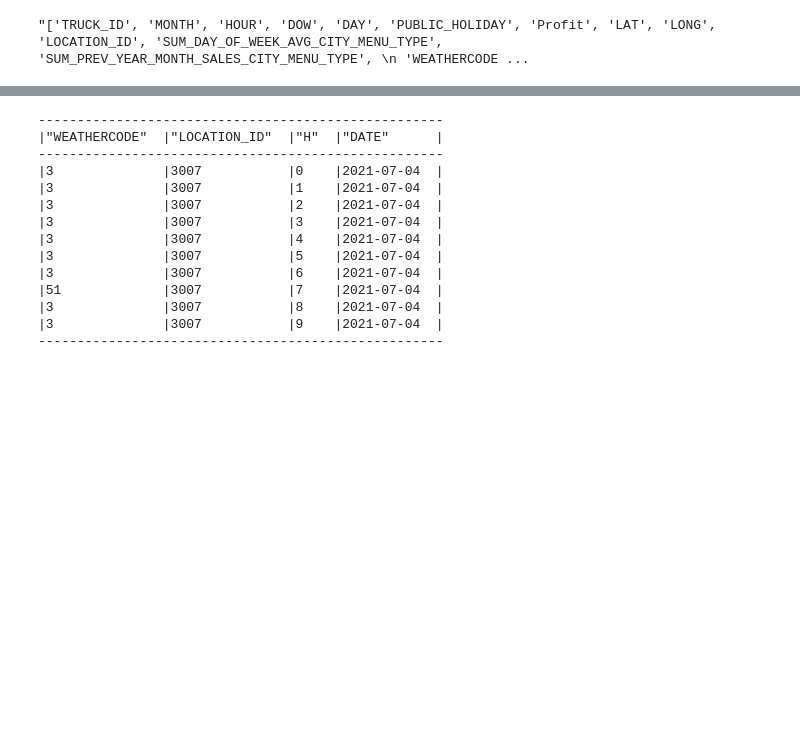
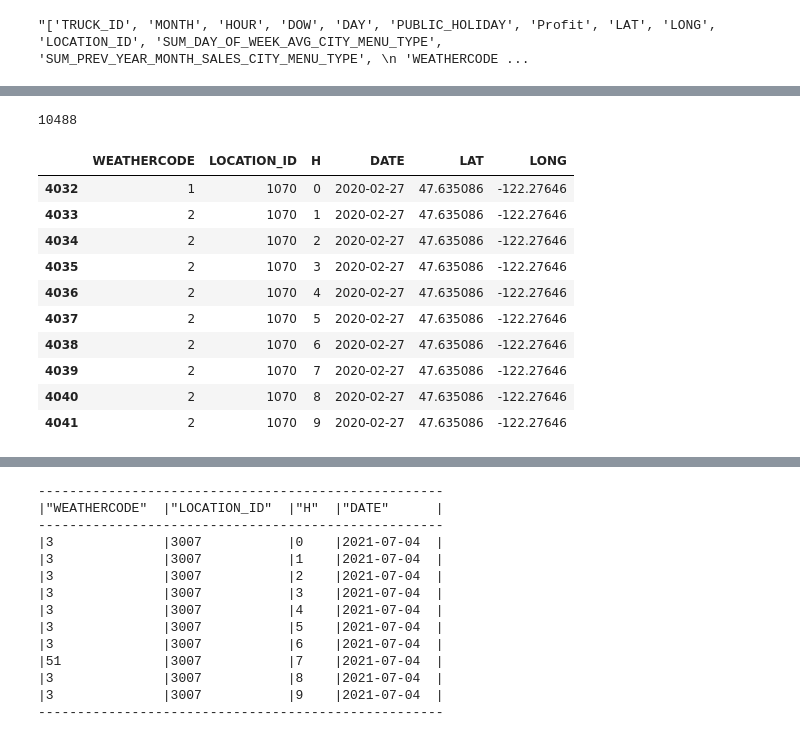
Before and after one commit to jkyxd/ICP_Group3, a Jupyter notebook: Testing File.ipynb, the cells around one changed output, grey strips where cells are left out. Drawn from its saved outputs; the diff is of its cells as text; code cells hidden in the pictures; blank space fills up the shorter version.

```diff
--- a/Testing File.ipynb
+++ b/Testing File.ipynb
@@ -350,0 +318,21 @@ KeyError: 'HOUR'
+# %%
+#schema get Truck table + Location table, get location id, City + region
+session.use_schema("RAW_POS")
+truck_df=session.sql('Select * from TRUCK').to_pandas()
+truck_df = truck_df[truck_df['TRUCK_ID']==truck_id]
+city = truck_df['PRIMARY_CITY'].iloc[0]
+
+location_df=session.sql('Select * from LOCATION').to_pandas()
+location_df = location_df[location_df['CITY']==city]
+city_locations = location_df.merge(df_unique_locations_lat_long, left_on='LOCATION_ID', right_on='Location ID', how='inner')
+city_locations = city_locations[['LOCATION_ID','Latitude','Longitude']]
+city_locations.rename(columns={"Latitude": "LAT"},inplace=True)
+city_locations.rename(columns={"Longitude": "LONG"},inplace=True)
+
+loc_checker = city_locations.copy()
+loc_checker['DATE'] = date
+wdf=session.sql("Select * from ANALYTICS.WEATHER_DATA_API")
+wdf=wdf.withColumn("H",F.substring(wdf["TIME"], 12, 2).cast("integer"))
+wdf=wdf.withColumn("DATE",F.substring(wdf["TIME"], 0, 10))
+wdf=wdf.select("WEATHERCODE","LOCATION_ID","H","DATE" )
+wdf=wdf.to_pandas()
@@ -350,0 +363,4 @@ KeyError: 'HOUR'
+# %%
+loc_checker['DATE']=pd.to_datetime(loc_checker['DATE'],format='%Y-%m-%d')
+loc_checker.head()
+len(loc_checker.index)
@@ -350,0 +388,18 @@ KeyError: 'HOUR'
+# %%
+len(weadf.index)
+# %% [output]
+10488
+# %%
+weadf[weadf['LOCATION_ID']==1070].head(10)
+# %% [output]
+|  | WEATHERCODE | LOCATION_ID | H | DATE | LAT | LONG |
+| 4032 | 1 | 1070 | 0 | 2020-02-27 | 47.635086 | -122.27646 |
+| 4033 | 2 | 1070 | 1 | 2020-02-27 | 47.635086 | -122.27646 |
+| 4034 | 2 | 1070 | 2 | 2020-02-27 | 47.635086 | -122.27646 |
+| 4035 | 2 | 1070 | 3 | 2020-02-27 | 47.635086 | -122.27646 |
+| 4036 | 2 | 1070 | 4 | 2020-02-27 | 47.635086 | -122.27646 |
+| 4037 | 2 | 1070 | 5 | 2020-02-27 | 47.635086 | -122.27646 |
+| 4038 | 2 | 1070 | 6 | 2020-02-27 | 47.635086 | -122.27646 |
+| 4039 | 2 | 1070 | 7 | 2020-02-27 | 47.635086 | -122.27646 |
+| 4040 | 2 | 1070 | 8 | 2020-02-27 | 47.635086 | -122.27646 |
+| 4041 | 2 | 1070 | 9 | 2020-02-27 | 47.635086 | -122.27646 |
```
Also changed, not shown: parts of 16 cells of this notebook.
